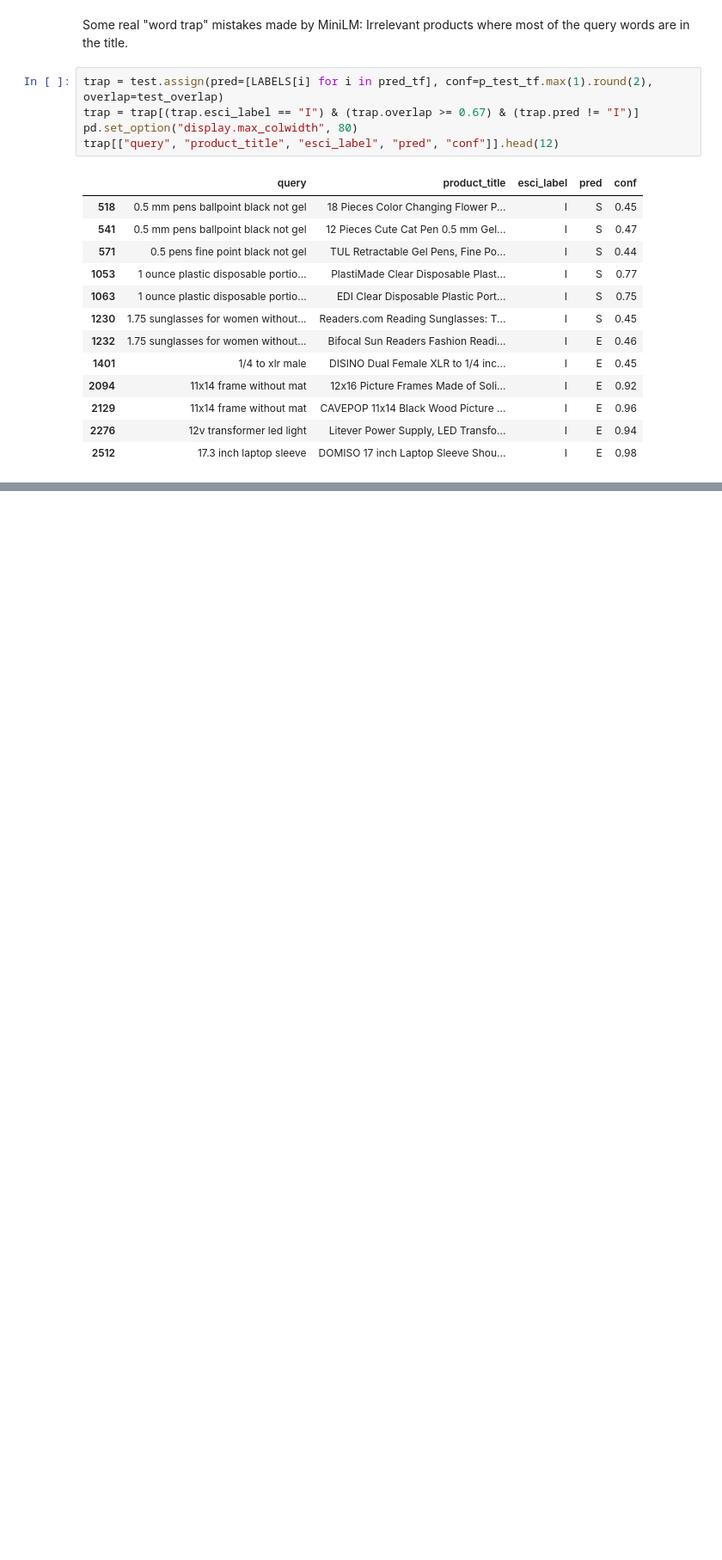
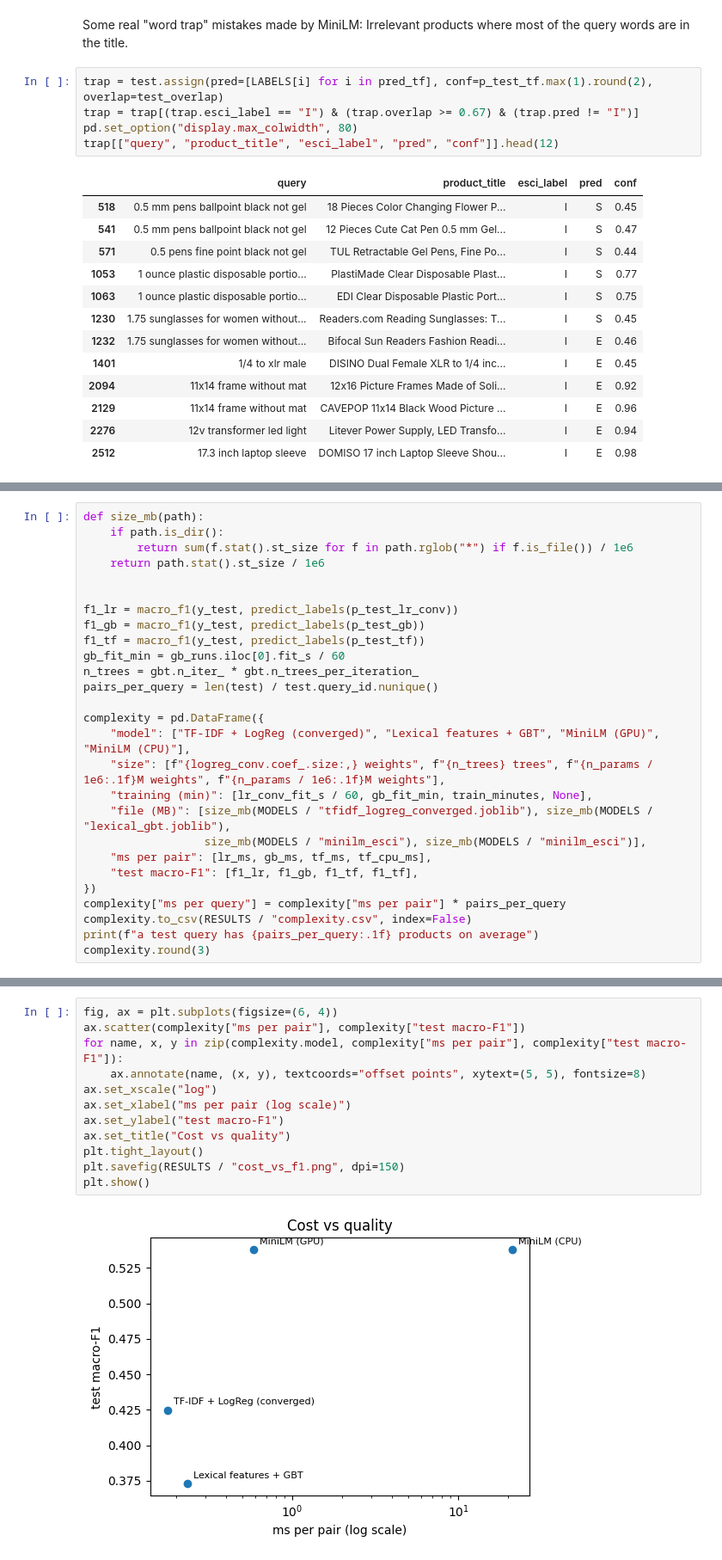
Before and after one commit to m4zenHchm/Amazon_Search_Queries, a Jupyter notebook: Amazon_Search_Queries.ipynb, the cells around one changed output, grey strips where cells are left out. Shown at 86% size. Saved outputs shown, nothing was run; the diff lists cells and outputs as text; blank space fills up the shorter version.

```diff
--- a/Amazon_Search_Queries.ipynb
+++ b/Amazon_Search_Queries.ipynb
@@ -1219,0 +1327,27 @@ trap[["query", "product_title", "esci_label", "pred", "conf"]].head(12)
+# %%
+def size_mb(path):
+    if path.is_dir():
+        return sum(f.stat().st_size for f in path.rglob("*") if f.is_file()) / 1e6
+    return path.stat().st_size / 1e6
+
+
+f1_lr = macro_f1(y_test, predict_labels(p_test_lr_conv))
+f1_gb = macro_f1(y_test, predict_labels(p_test_gb))
+f1_tf = macro_f1(y_test, predict_labels(p_test_tf))
+gb_fit_min = gb_runs.iloc[0].fit_s / 60
+n_trees = gbt.n_iter_ * gbt.n_trees_per_iteration_
+pairs_per_query = len(test) / test.query_id.nunique()
+
+complexity = pd.DataFrame({
+    "model": ["TF-IDF + LogReg (converged)", "Lexical features + GBT", "MiniLM (GPU)", "MiniLM (CPU)"],
+    "size": [f"{logreg_conv.coef_.size:,} weights", f"{n_trees} trees", f"{n_params / 1e6:.1f}M weights", f"{n_params / 1e6:.1f}M weights"],
+    "training (min)": [lr_conv_fit_s / 60, gb_fit_min, train_minutes, None],
+    "file (MB)": [size_mb(MODELS / "tfidf_logreg_converged.joblib"), size_mb(MODELS / "lexical_gbt.joblib"),
+                  size_mb(MODELS / "minilm_esci"), size_mb(MODELS / "minilm_esci")],
+    "ms per pair": [lr_ms, gb_ms, tf_ms, tf_cpu_ms],
+    "test macro-F1": [f1_lr, f1_gb, f1_tf, f1_tf],
+})
+complexity["ms per query"] = complexity["ms per pair"] * pairs_per_query
+complexity.to_csv(RESULTS / "complexity.csv", index=False)
+print(f"a test query has {pairs_per_query:.1f} products on average")
+complexity.round(3)
@@ -1219,0 +1361,14 @@ trap[["query", "product_title", "esci_label", "pred", "conf"]].head(12)
+# %%
+fig, ax = plt.subplots(figsize=(6, 4))
+ax.scatter(complexity["ms per pair"], complexity["test macro-F1"])
+for name, x, y in zip(complexity.model, complexity["ms per pair"], complexity["test macro-F1"]):
+    ax.annotate(name, (x, y), textcoords="offset points", xytext=(5, 5), fontsize=8)
+ax.set_xscale("log")
+ax.set_xlabel("ms per pair (log scale)")
+ax.set_ylabel("test macro-F1")
+ax.set_title("Cost vs quality")
+plt.tight_layout()
+plt.savefig(RESULTS / "cost_vs_f1.png", dpi=150)
+plt.show()
+# %% [output]
+[figure, added]
```
Also changed, not shown: parts of 42 cells of this notebook.
